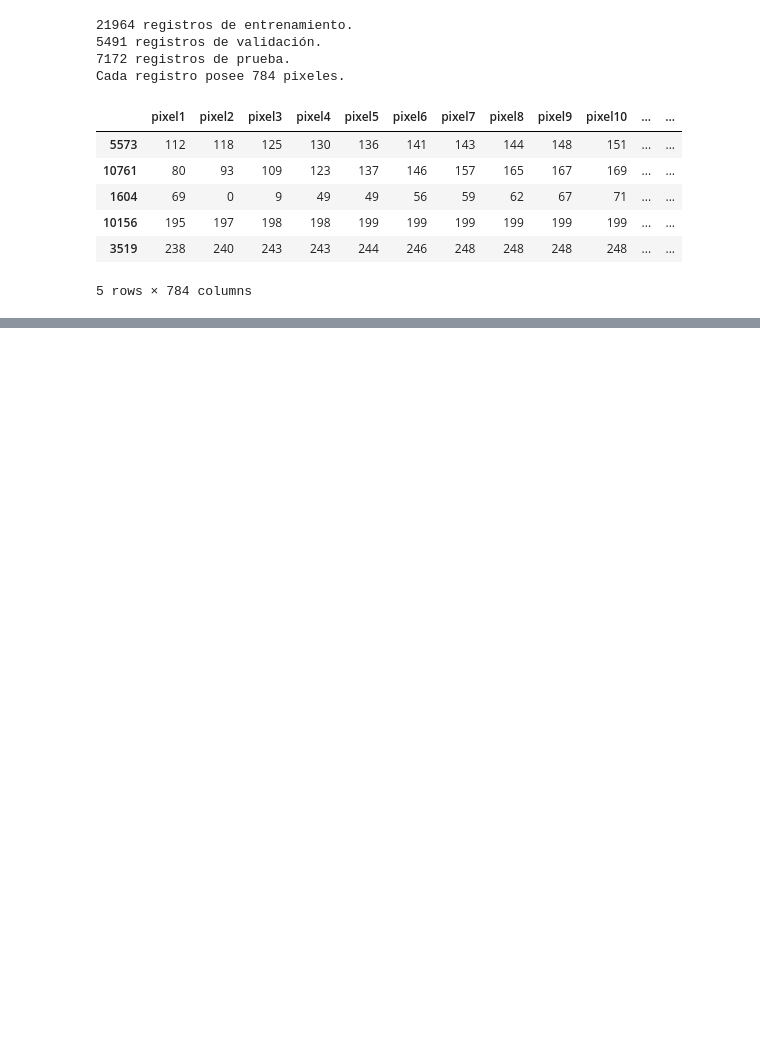
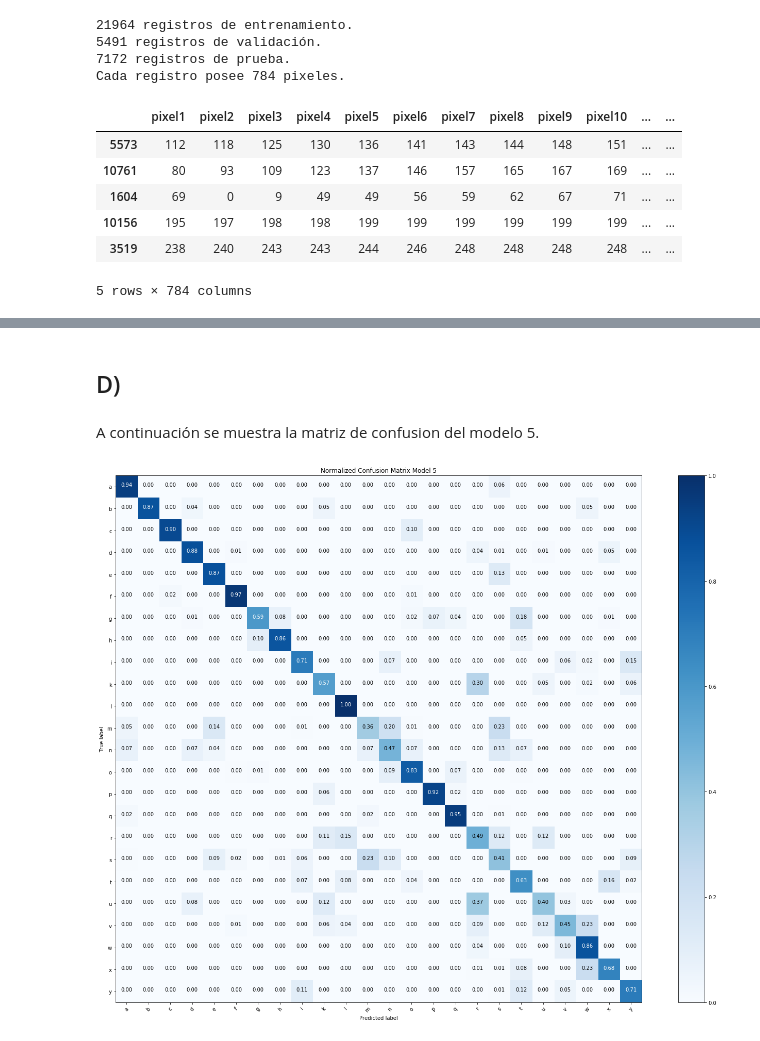
Before and after one commit to JavierL1/Tarea3-INF393, a Jupyter notebook: Parte4.ipynb, the cells around one changed output, grey strips where cells are left out. Drawn from its saved outputs; the diff is of its cells as text; code cells hidden in the pictures; blank space fills up the shorter version.

```diff
--- a/Parte4.ipynb
+++ b/Parte4.ipynb
@@ -70,0 +265,19 @@ validation_data=(x_v.values,to_categorical(y_v)))
+# %%
+model5 = Sequential()
+model5.add(Conv2D(20, (3, 3), padding='same', activation='tanh', input_shape=(28,28,1)))
+model5.add(MaxPooling2D(pool_size=(2, 2)))
+model5.add(Dropout(0.5))
+
+model5.add(Flatten())
+model5.add(Dense(100, activation='relu'))
+model5.add(Dropout(0.5))
+model5.add(Dense(25, activation='softmax'))
+
+batch_size = 300
+epochs = 1
+model5.compile(optimizer=('adam'), loss='categorical_crossentropy', metrics=['accuracy'])
+
+history = model5.fit(xtrain, to_categorical(y_tr), batch_size=batch_size, epochs=epochs, verbose=1,
+                   validation_data=(xval, to_categorical(y_v)))
+print("Accuracy Validacion:",model5.evaluate(xval,to_categorical(y_v))[1])
+print("Accuracy Test:",model5.evaluate(xtest,to_categorical(y_t))[1])
@@ -70,0 +294,37 @@ validation_data=(x_v.values,to_categorical(y_v)))
+# %% [markdown]
+## D)
+# %% [markdown]
+A continuación se muestra la matriz de confusion del modelo 5.
+# %%
+def plot_confusion_matrix(cm, classes,
+                          normalize=False,
+                          title='Confusion matrix',
+                          cmap=plt.cm.Blues):
+    if normalize:
+        cm = cm.astype('float') / cm.sum(axis=1)[:, np.newaxis]
+
+    plt.imshow(cm, interpolation='nearest', cmap=cmap)
+    plt.title(title)
+    plt.colorbar()
+    tick_marks = np.arange(len(classes))
+    plt.xticks(tick_marks, classes, rotation=45)
+    plt.yticks(tick_marks, classes)
+
+    fmt = '.2f' if normalize else 'd'
+    thresh = cm.max() / 2.
+    for i, j in itertools.product(range(cm.shape[0]), range(cm.shape[1])):
+        plt.text(j, i, format(cm[i, j], fmt),
+                 horizontalalignment="center",
+                 color="white" if cm[i, j] > thresh else "black")
+
+    plt.tight_layout()
+    plt.ylabel('True label')
+    plt.xlabel('Predicted label')
+classes=['a','b','c','d','e','f','g','h','i','k','l','m','n','o','p','q','r','s','t','u','v','w','x','y']
+conf_matrix = confusion_matrix(y_t,model5.predict_classes(xtest))
+np.set_printoptions(precision=2)
+plt.figure(figsize=(20,15))
+plot_confusion_matrix(conf_matrix,classes,normalize=True,title='Normalized Confusion Matrix Model 5')
+plt.show()
+# %% [output]
+[figure, added]
```
Also changed, not shown: parts of 46 cells of this notebook, 1 other file.
